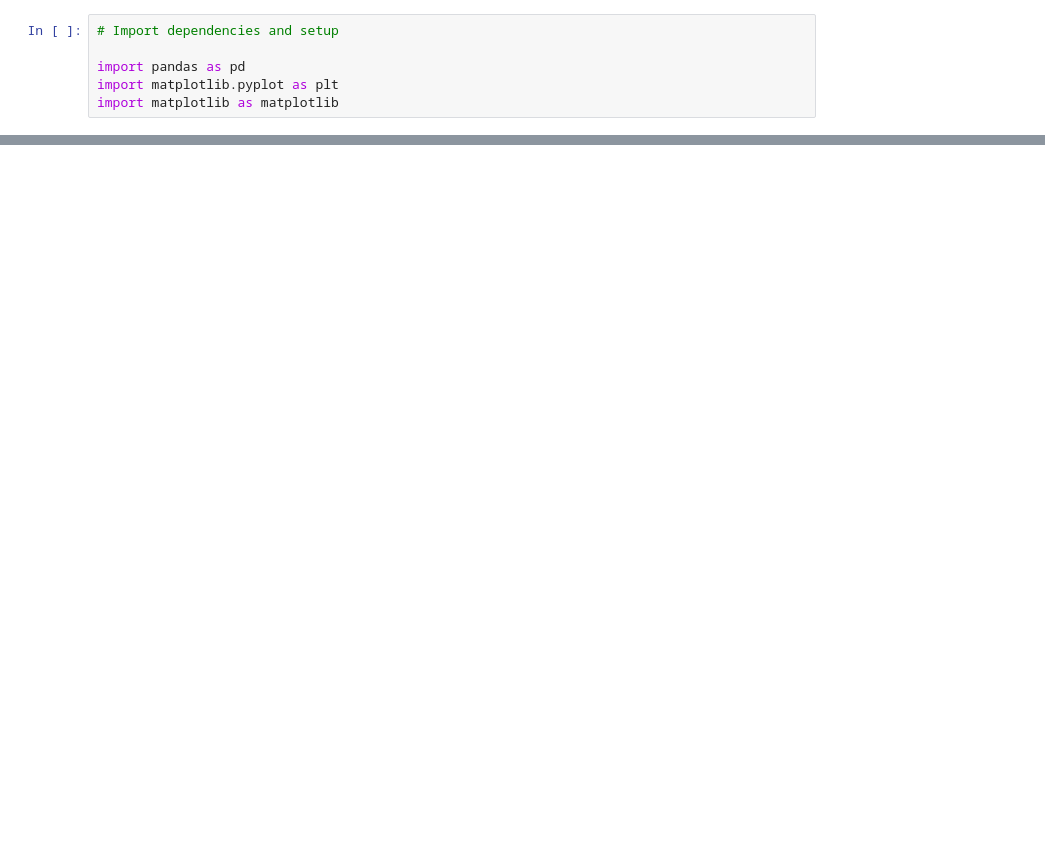
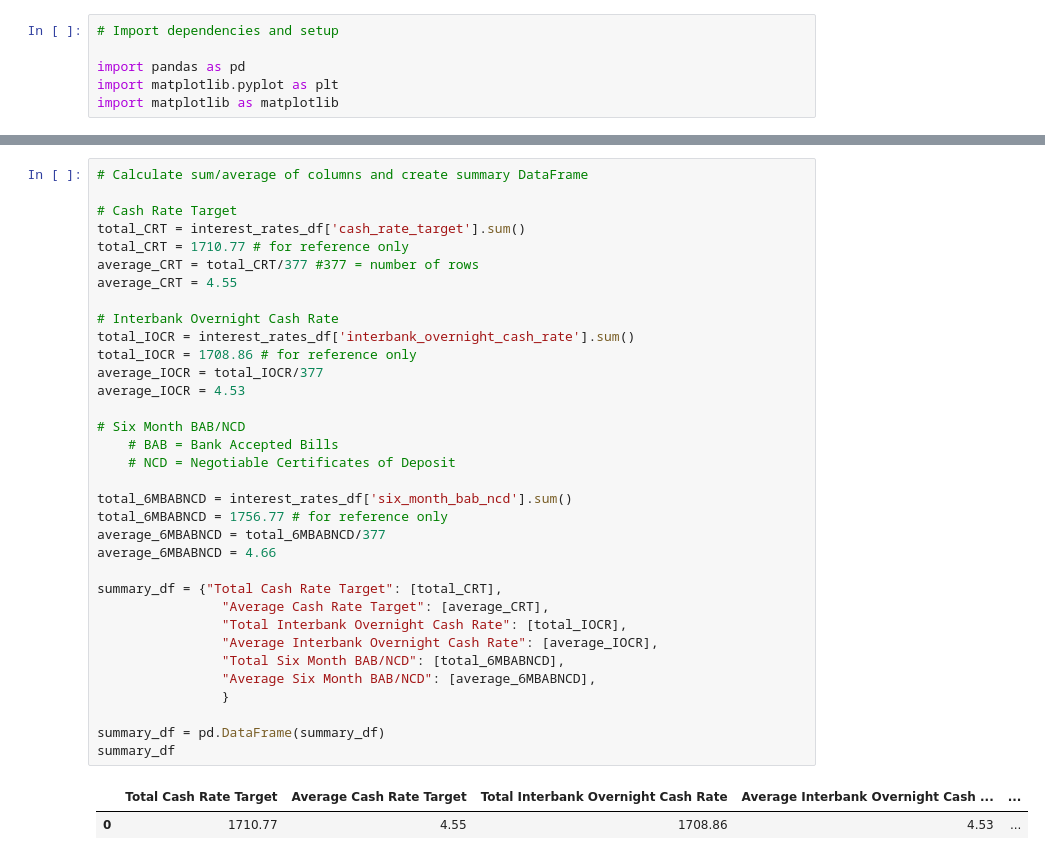
Before and after one commit to mnperic/australian-interest-rates, a Jupyter notebook: australian_interest_rates.ipynb, the cells around one changed output, grey strips where cells are left out. Cells and saved outputs as stored; diff of their text form; blank space fills up the shorter version.

```diff
--- a/australian_interest_rates.ipynb
+++ b/australian_interest_rates.ipynb
@@ -19,0 +27,37 @@ interest_rates_df.head()
+# %%
+# Calculate sum/average of columns and create summary DataFrame
+
+# Cash Rate Target
+total_CRT = interest_rates_df['cash_rate_target'].sum()
+total_CRT = 1710.77 # for reference only
+average_CRT = total_CRT/377 #377 = number of rows
+average_CRT = 4.55
+
+# Interbank Overnight Cash Rate
+total_IOCR = interest_rates_df['interbank_overnight_cash_rate'].sum()
+total_IOCR = 1708.86 # for reference only
+average_IOCR = total_IOCR/377
+average_IOCR = 4.53
+
+# Six Month BAB/NCD
+    # BAB = Bank Accepted Bills
+    # NCD = Negotiable Certificates of Deposit
+
+total_6MBABNCD = interest_rates_df['six_month_bab_ncd'].sum()
+total_6MBABNCD = 1756.77 # for reference only
+average_6MBABNCD = total_6MBABNCD/377
+average_6MBABNCD = 4.66
+
+summary_df = {"Total Cash Rate Target": [total_CRT],
+                "Average Cash Rate Target": [average_CRT],
+                "Total Interbank Overnight Cash Rate": [total_IOCR],
+                "Average Interbank Overnight Cash Rate": [average_IOCR],
+                "Total Six Month BAB/NCD": [total_6MBABNCD],
+                "Average Six Month BAB/NCD": [average_6MBABNCD],
+                }
+
+summary_df = pd.DataFrame(summary_df)
+summary_df
+# %% [output]
+|  | Total Cash Rate Target | Average Cash Rate Target | Total Interbank Overnight Cash Rate | Average Interbank Overnight Cash ... | ... |
+| 0 | 1710.77 | 4.55 | 1708.86 | 4.53 | ... |
```
Also changed, not shown: parts of 3 cells of this notebook.
